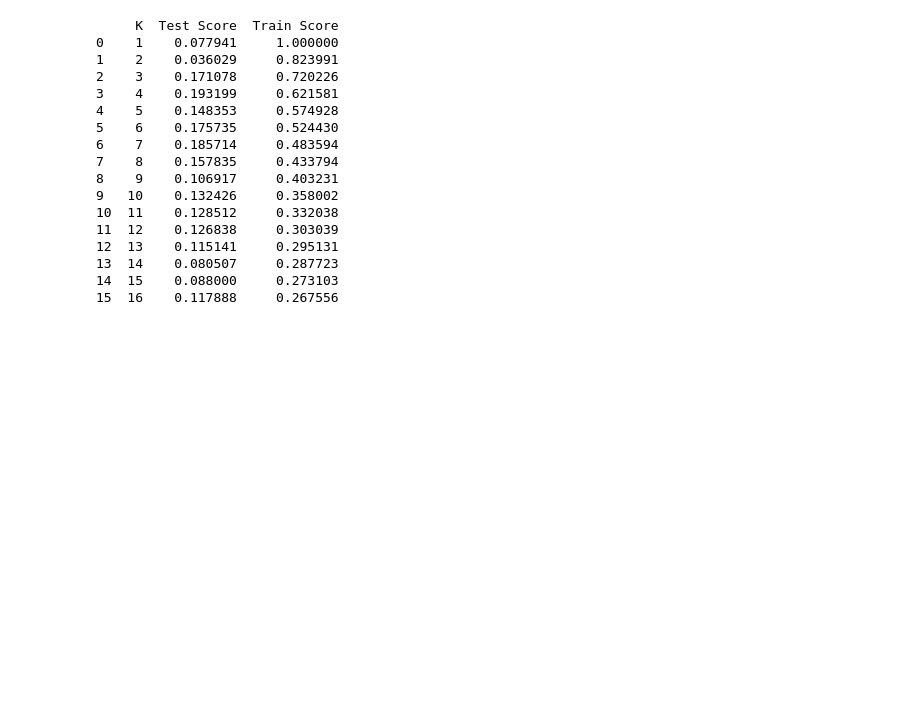
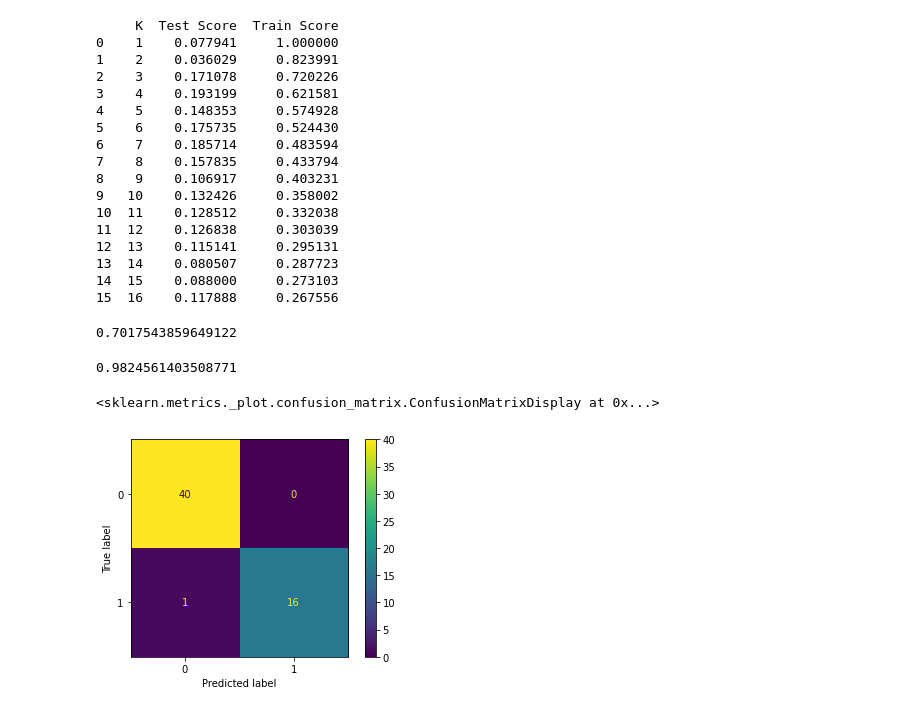
Before and after one commit to colinoy/BreastCancerPrediction, a Jupyter notebook: BreastCancer_EDA.ipynb, the cells around one changed output. Cells and saved outputs as stored; diff of their text form; code cells hidden in the pictures; blank space fills up the shorter version.

Commit message:
implemnting Logistic regression and MinMaxScaler

```diff
--- a/BreastCancer_EDA.ipynb
+++ b/BreastCancer_EDA.ipynb
@@ -227,3 +227,51 @@ print(df)
 13  14    0.080507     0.287723
 14  15    0.088000     0.273103
 15  16    0.117888     0.267556
+# %%
+"""implemting logistic regression
+logistic regression is a classification algorithm that uses the logistic function to classify the data.
+in this case, the logistic function is used to calculate the probability of the being benign (harmless) or malignant (harmful).
+"""
+
+lr = LogisticRegression()
+lr.fit(X_train, y_train)
+pred = lr.predict(X_test)
+print(accuracy_score(y_test, pred))
+# %% [output]
+0.7017543859649122
+# %%
+"""implemnting minmax scaler and standard scaler to normalize the data.
+The main idea behind normalization/standardization is to make the data more similar.
+Variables that are measured at different scales do not contribute equally to the model fitting & model learned function and might end up creating a bias.
+Thus, to deal with this potential problem feature-wise normalization such as MinMax Scaling and StandardScaler is usually used prior to model fitting.
+The main idea behind minmax scaler is to scale the data to a range between 0 and 1 in order to make the data easier to learn.
+The main advantage of standard scaler is that it is robust to outliers.
+"""
+
+#now let's see if it improves the accuracy of the model
+
+from sklearn.preprocessing import MinMaxScaler
+from sklearn.preprocessing import StandardScaler
+
+scaler = MinMaxScaler()
+
+scaler.fit(X_train)
+X_scaled = scaler.transform(X_train)
+X_test_scaled = scaler.transform(X_test)
+lr = LogisticRegression()
+lr.fit(X_scaled, y_train)
+pred = lr.predict(X_test_scaled)
+print(accuracy_score(y_test, pred))
+# %% [output]
+0.9824561403508771
+# %%
+""" We can see that implemting minmax scaler improved the accuracy of the model a lot.
+We can even see that the confusion matrix is much better now.
+"""
+
+cm = confusion_matrix(y_test, pred, labels=lr.classes_)
+disp = ConfusionMatrixDisplay(confusion_matrix=cm,display_labels=lr.classes_)
+disp.plot()
+# %% [output]
+<sklearn.metrics._plot.confusion_matrix.ConfusionMatrixDisplay at 0x...>
+[figure, added]
```
